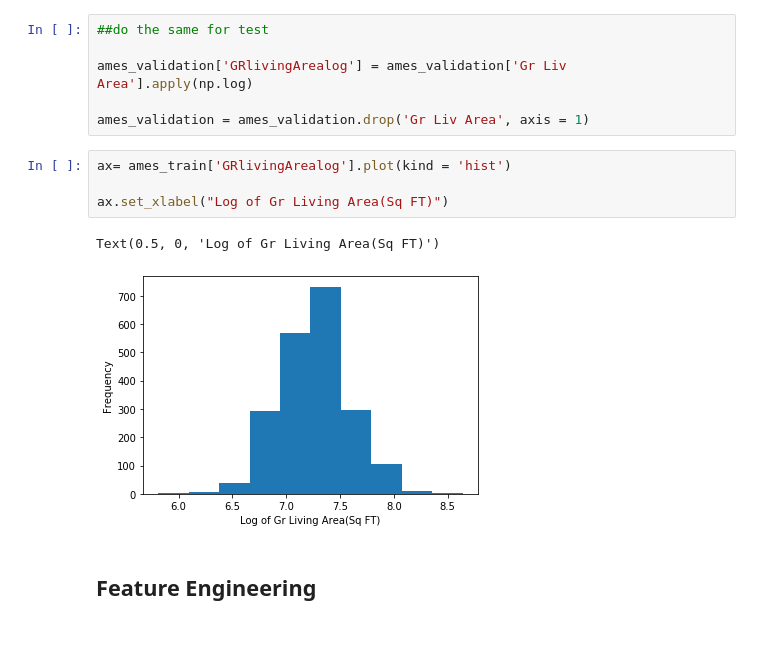
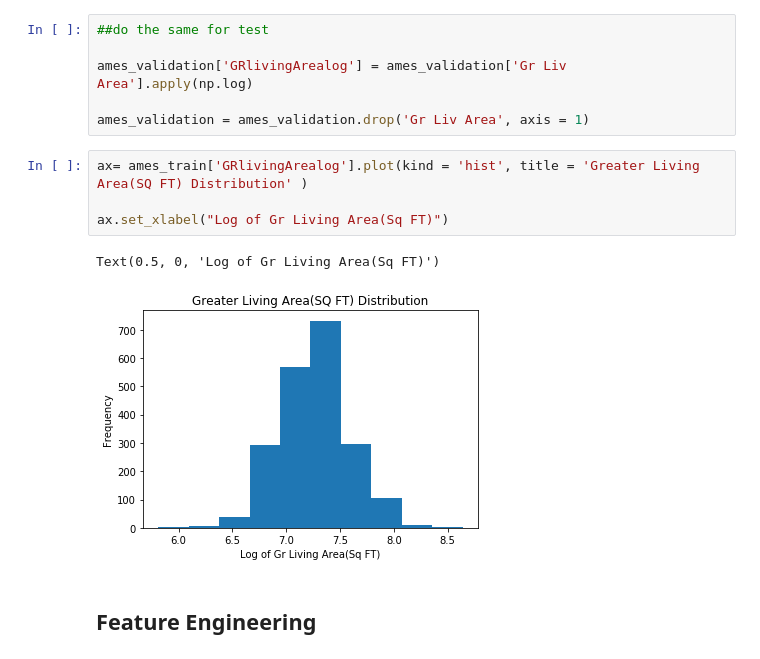
Before and after one commit to varunganti33/AMES-KAGGLE-COMPETITION, a Jupyter notebook: Ames Iowa Code.ipynb, the cells around one changed output. Saved outputs shown, nothing was run; the diff lists cells and outputs as text.

```diff
--- a/Ames Iowa Code.ipynb
+++ b/Ames Iowa Code.ipynb
@@ -323,12 +323,12 @@ ames_validation['GRlivingArealog'] = ames_validation['Gr Liv Area'].apply(np.log
 
 ames_validation = ames_validation.drop('Gr Liv Area', axis = 1)
 # %%
-ax= ames_train['GRlivingArealog'].plot(kind = 'hist')
+ax= ames_train['GRlivingArealog'].plot(kind = 'hist', title = 'Greater Living Area(SQ FT) Distribution' )
 
 ax.set_xlabel("Log of Gr Living Area(Sq FT)")
 # %% [output]
 Text(0.5, 0, 'Log of Gr Living Area(Sq FT)')
-[figure, old version]
+[figure, new version]
 # %% [markdown]
 ## Feature Engineering
 # %% [markdown]
```
Also changed, not shown: parts of 6 cells of this notebook.
